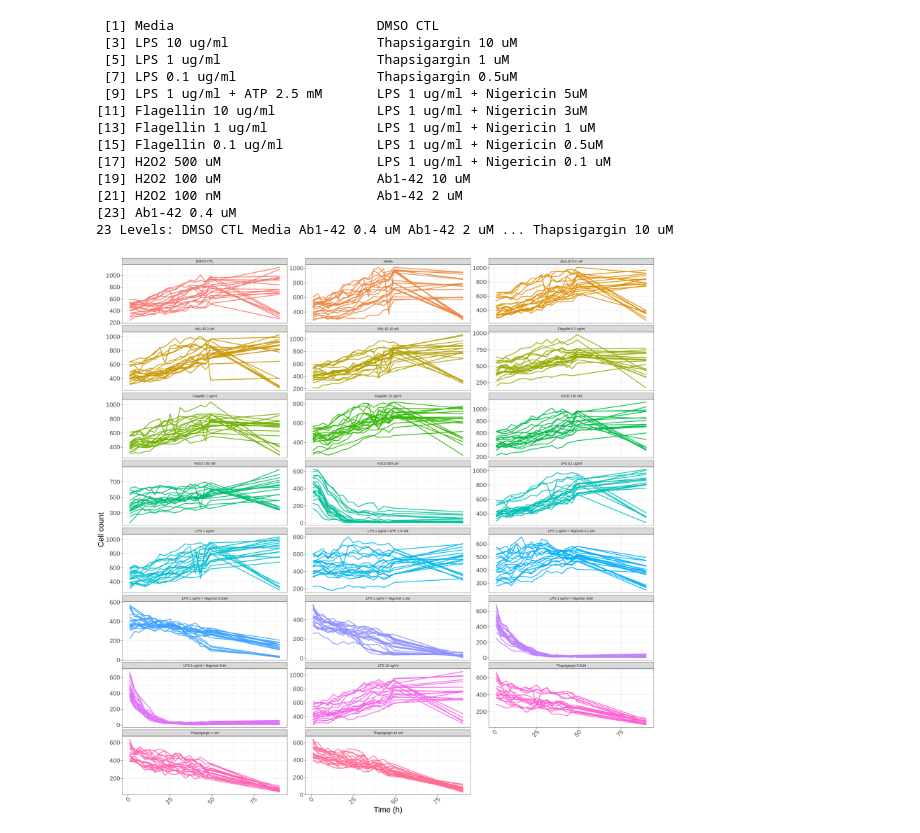
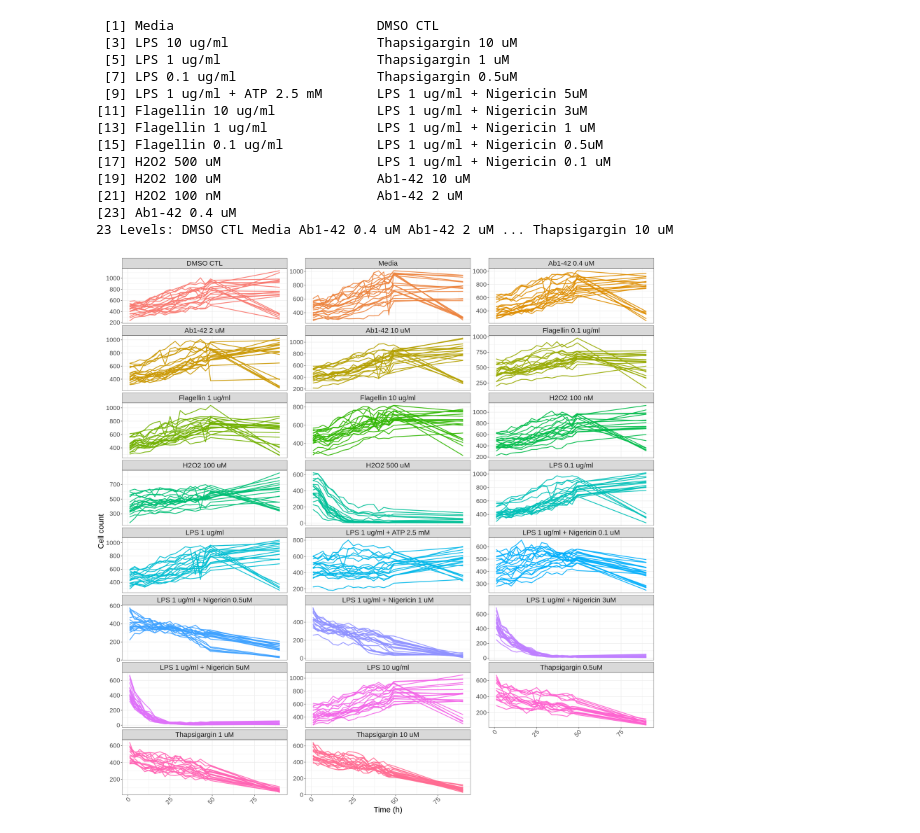
Before and after one commit to MikeLippincott/pyroptosis_live-cell_timelapse, a Jupyter notebook: Wave1_data/5.exploratory_data_analysis/notebooks/4.cell_count_analsis.ipynb, the cells around one changed output. Drawn from its saved outputs; the diff is of its cells as text; code cells hidden in the pictures.

```diff
--- a/Wave1_data/5.exploratory_data_analysis/notebooks/4.cell_count_analsis.ipynb
+++ b/Wave1_data/5.exploratory_data_analysis/notebooks/4.cell_count_analsis.ipynb
@@ -169,32 +169,33 @@ unique(cell_counts$Metadata_treatment)
 width <- 20
 height <- 20
 options(repr.plot.width=width, repr.plot.height=height)
 # plot the timelapse _profiles for a given feature
 timelapse_plot <- (
     # group the timepoints by the feature
     ggplot(cell_counts, aes(x=Metadata_timepoint, y=cell_count), fill=Metadata_treatment)
     + geom_line(aes(group=unique_well, color=Metadata_treatment), alpha=0.9, linewidth=1)
     # add a sd ribbon to the plot
 
     + theme_bw()
 
     + theme(
         axis.text.x = element_text(angle = 45, hjust = 1, size = 16),
         axis.text.y = element_text(size = 16),
         axis.title = element_text(size = 20),
         legend.title = element_text(size = 20),
         legend.text = element_text(size = 16),
-        legend.position = "none"
+        legend.position = "none",
+        strip.text = element_text(size = 18),
     )
     + labs(
         x = "Time (h)",
         y = "Cell count"
     )
     + facet_wrap(~Metadata_treatment, scales="free_y", ncol=3)
 )
 timelapse_plot
 
 # save the plot
 ggsave(file.path("../figures","cell_count_timelapse.png"), timelapse_plot, width=width, height=height, dpi=600)
 # %% [output]
-[figure, old version]
+[figure, new version]
```
Also changed, not shown: 27 other files.
